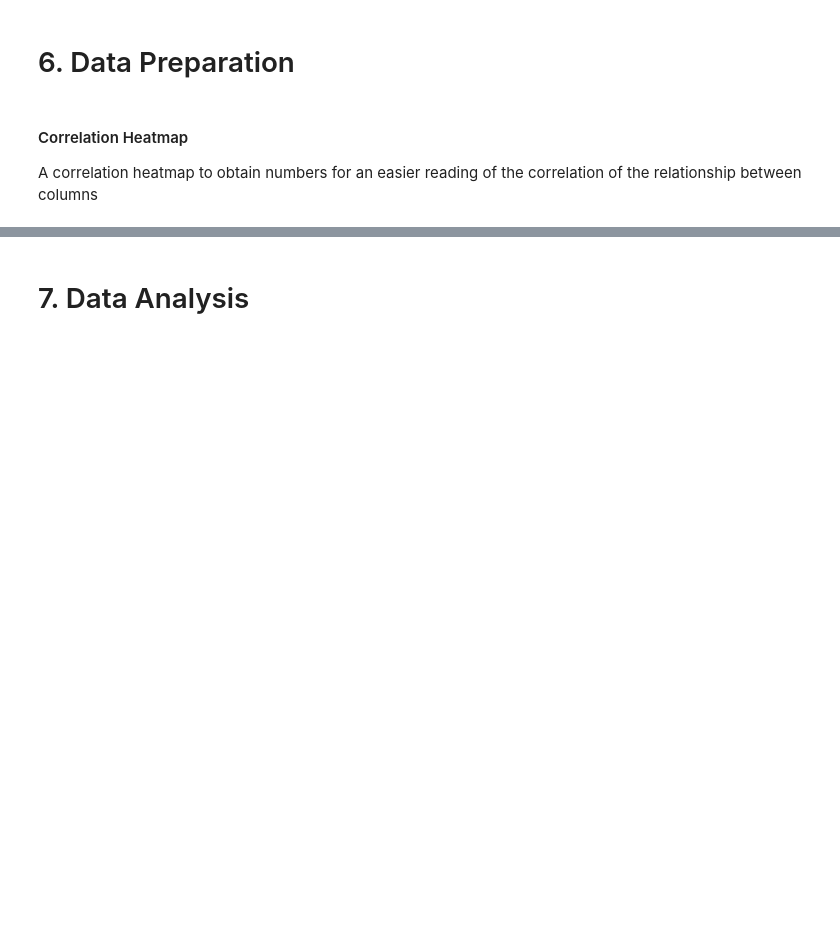
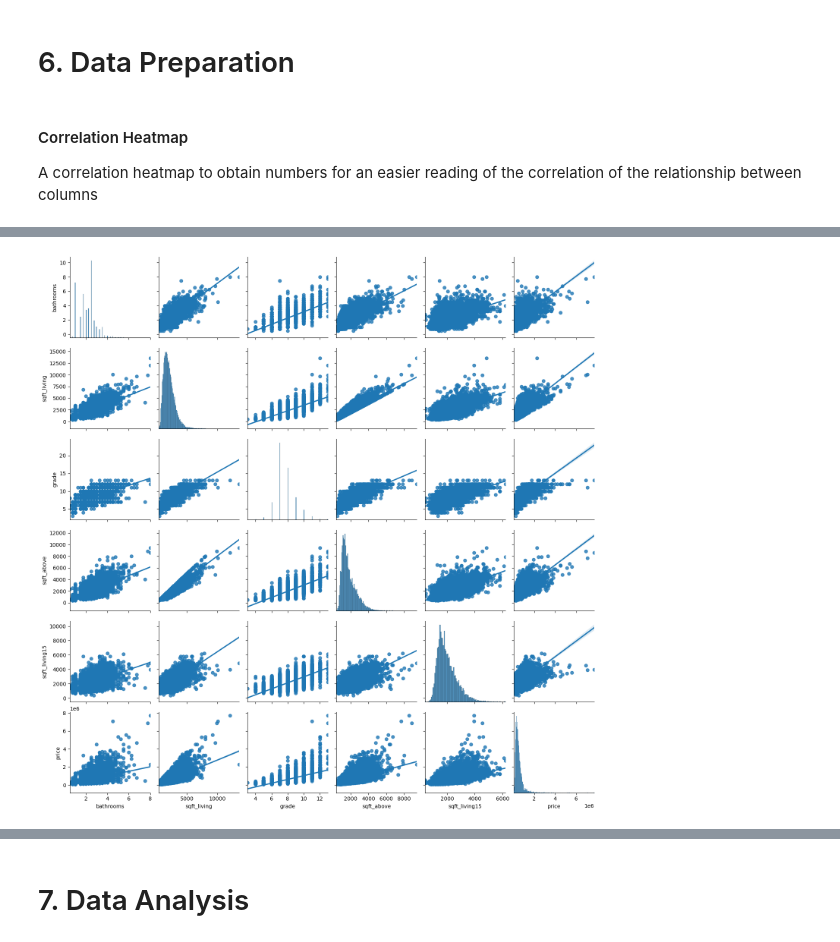
Before and after one commit to MMJGGR/Phase_2_project, a Jupyter notebook: index.ipynb, the cells around one changed output, grey strips where cells are left out. Cells and saved outputs as stored; diff of their text form; code cells hidden in the pictures; blank space fills up the shorter version.

```diff
--- a/index.ipynb
+++ b/index.ipynb
@@ -195,0 +243,3 @@ A correlation heatmap to obtain numbers for an easier reading of the correlation
+# %%
+data2 = data[['bathrooms','sqft_living','grade','sqft_above','sqft_living15', 'price']]
+data2.head()
@@ -195,0 +253,5 @@ A correlation heatmap to obtain numbers for an easier reading of the correlation
+# %%
+
+sns.pairplot(data2, kind = "reg");
+# %% [output]
+[figure, added]
```
Also changed, not shown: parts of 29 cells of this notebook.
